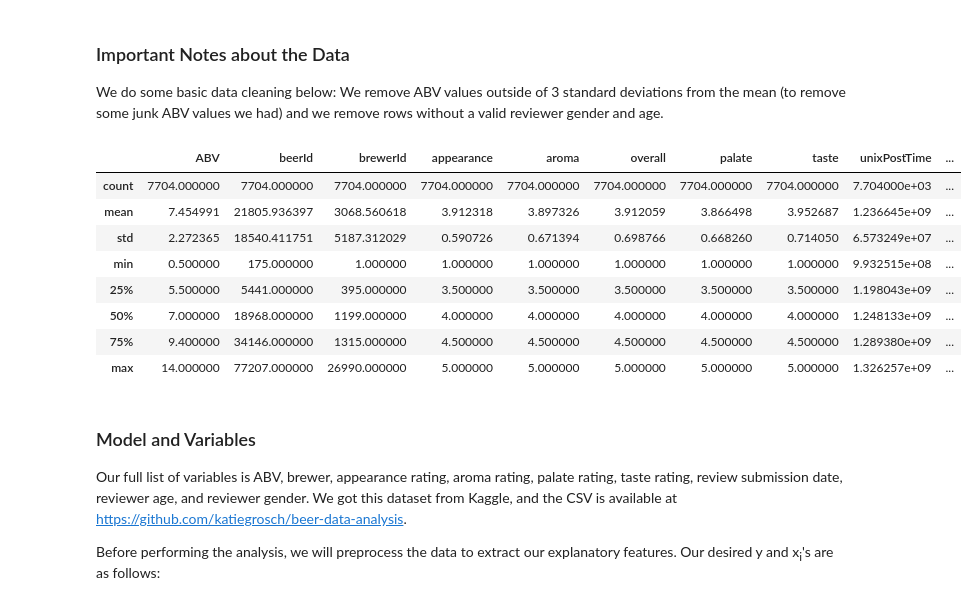
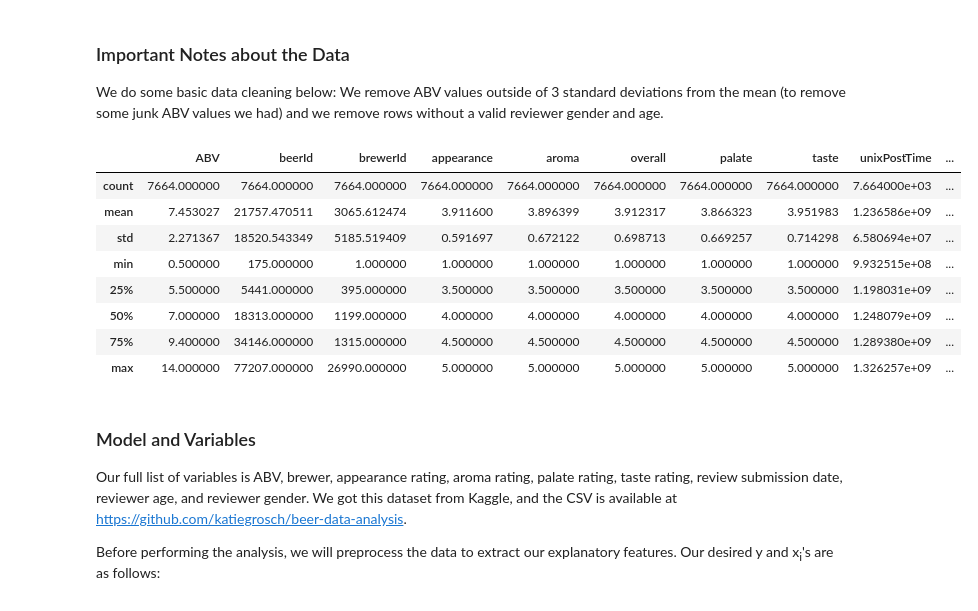
Before and after one commit to katiegrosch/beer-data-analysis, a Jupyter notebook: BeerRatingsAnalysis.ipynb, the cells around one changed output. Saved outputs shown, nothing was run; the diff lists cells and outputs as text; code cells hidden in the pictures.

```diff
--- a/BeerRatingsAnalysis.ipynb
+++ b/BeerRatingsAnalysis.ipynb
@@ -39,39 +40,41 @@ We do some basic data cleaning below: We remove ABV values outside of 3 standard
 df = pd.read_csv("beer.csv")
 
 df = df.rename(index=str, columns={'beer/ABV': 'ABV',
                                    'user/gender':'gender',
                                    'user/ageInSeconds':'reviewerAgeInSeconds',
                                    'review/overall':'overall',
                                    'beer/beerId':'beerId',
                                    'beer/brewerId':'brewerId',
                                    'review/appearance':'appearance',
                                    'review/aroma':'aroma',
                                    'review/palate':'palate',
                                    'review/taste':'taste',
                                    'review/timeUnix': 'unixPostTime'})
 
+# removing outliers and null values
 df = df[np.abs(df.ABV-df.ABV.mean()) <= (3*df.ABV.std())]
+df = df[df.reviewerAgeInSeconds < 2838240000]
 df = df[df.reviewerAgeInSeconds.notnull()]
 df = df[df.gender.notnull()]
 
 Y = df['overall']
 df = df.drop(['review/text',
               'review/timeStruct',
               'user/birthdayRaw',
               'user/birthdayUnix',
               'index',
               'beer/style',
               'user/profileName'], axis=1)
 
 df.describe()
 # %% [output]
 |  | ABV | beerId | brewerId | appearance | aroma | overall | palate | taste | unixPostTime | ... |
-| count | 7704.000000 | 7704.000000 | 7704.000000 | 7704.000000 | 7704.000000 | 7704.000000 | 7704.000000 | 7704.000000 | 7.704000e+03 | ... |
-| mean | 7.454991 | 21805.936397 | 3068.560618 | 3.912318 | 3.897326 | 3.912059 | 3.866498 | 3.952687 | 1.236645e+09 | ... |
-| std | 2.272365 | 18540.411751 | 5187.312029 | 0.590726 | 0.671394 | 0.698766 | 0.668260 | 0.714050 | 6.573249e+07 | ... |
+| count | 7664.000000 | 7664.000000 | 7664.000000 | 7664.000000 | 7664.000000 | 7664.000000 | 7664.000000 | 7664.000000 | 7.664000e+03 | ... |
+| mean | 7.453027 | 21757.470511 | 3065.612474 | 3.911600 | 3.896399 | 3.912317 | 3.866323 | 3.951983 | 1.236586e+09 | ... |
+| std | 2.271367 | 18520.543349 | 5185.519409 | 0.591697 | 0.672122 | 0.698713 | 0.669257 | 0.714298 | 6.580694e+07 | ... |
 | min | 0.500000 | 175.000000 | 1.000000 | 1.000000 | 1.000000 | 1.000000 | 1.000000 | 1.000000 | 9.932515e+08 | ... |
-| 25% | 5.500000 | 5441.000000 | 395.000000 | 3.500000 | 3.500000 | 3.500000 | 3.500000 | 3.500000 | 1.198043e+09 | ... |
-| 50% | 7.000000 | 18968.000000 | 1199.000000 | 4.000000 | 4.000000 | 4.000000 | 4.000000 | 4.000000 | 1.248133e+09 | ... |
+| 25% | 5.500000 | 5441.000000 | 395.000000 | 3.500000 | 3.500000 | 3.500000 | 3.500000 | 3.500000 | 1.198031e+09 | ... |
+| 50% | 7.000000 | 18313.000000 | 1199.000000 | 4.000000 | 4.000000 | 4.000000 | 4.000000 | 4.000000 | 1.248079e+09 | ... |
 | 75% | 9.400000 | 34146.000000 | 1315.000000 | 4.500000 | 4.500000 | 4.500000 | 4.500000 | 4.500000 | 1.289380e+09 | ... |
 | max | 14.000000 | 77207.000000 | 26990.000000 | 5.000000 | 5.000000 | 5.000000 | 5.000000 | 5.000000 | 1.326257e+09 | ... |
 # %% [markdown]
```
Also changed, not shown: parts of 13 cells of this notebook.
